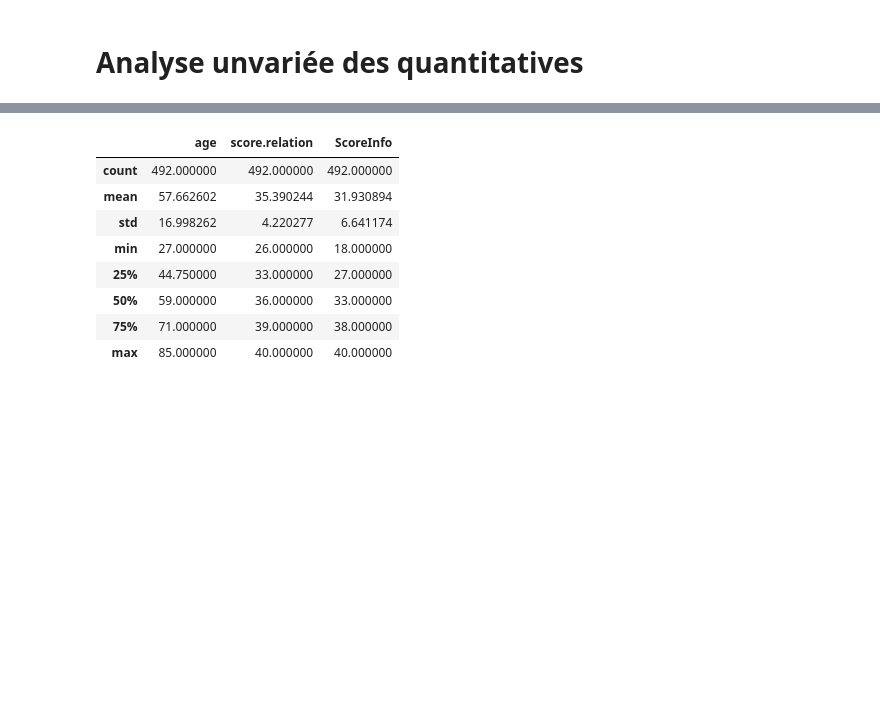
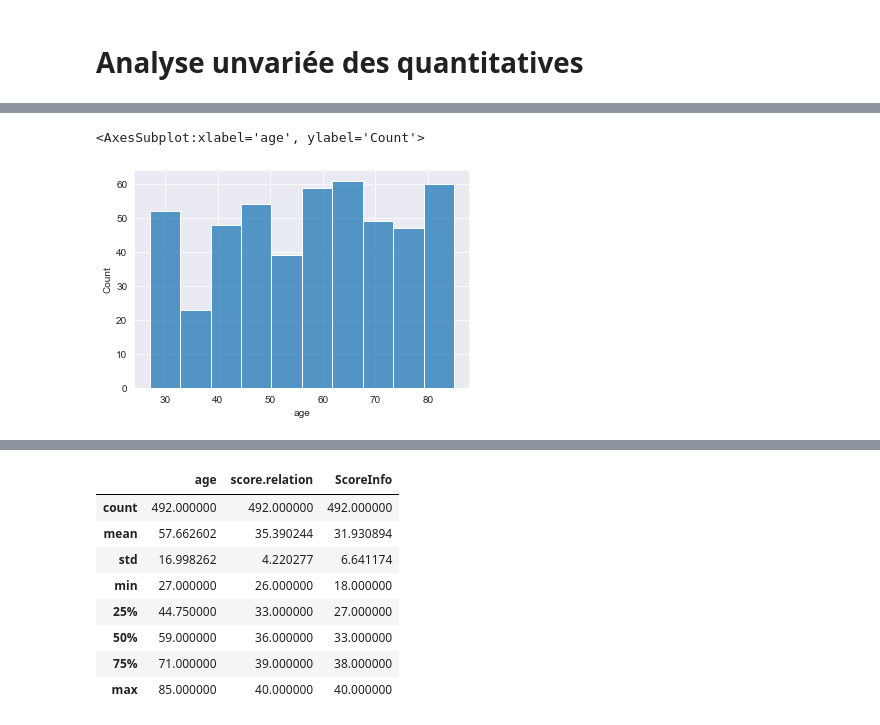
Before and after one commit to Morys1/Mini-Projets-INSSEDS, a Jupyter notebook: MiniProjet3/MiniP3Reprise.ipynb, the cells around one changed output, grey strips where cells are left out. Cells and saved outputs as stored; diff of their text form; code cells hidden in the pictures; blank space fills up the shorter version.

```diff
--- a/MiniProjet3/MiniP3Reprise.ipynb
+++ b/MiniProjet3/MiniP3Reprise.ipynb
@@ -306,0 +340,5 @@ df_propre['profession'] = df_propre['profession'].replace({1.0: 'agriculteur', 2
+# %%
+sns.histplot(df_propre['age'])
+# %% [output]
+<AxesSubplot:xlabel='age', ylabel='Count'>
+[figure, added]
```
Also changed, not shown: parts of 12 cells of this notebook, 4 other files.
